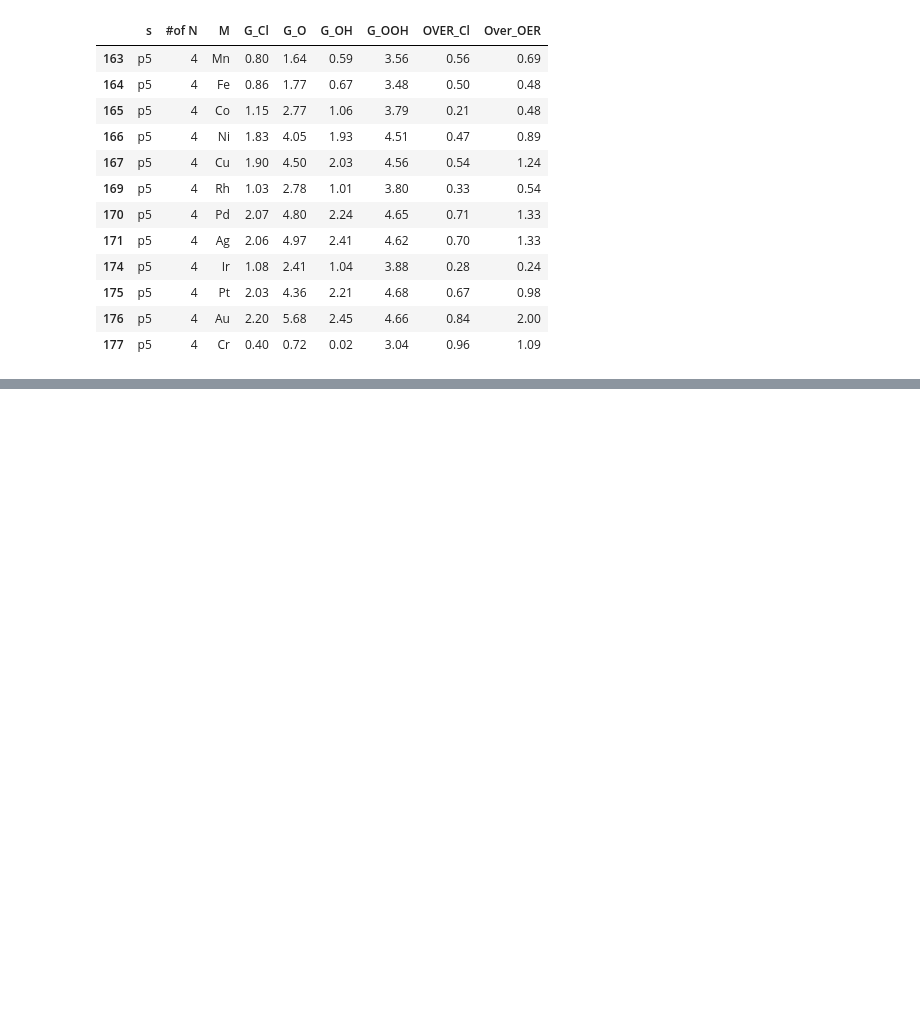
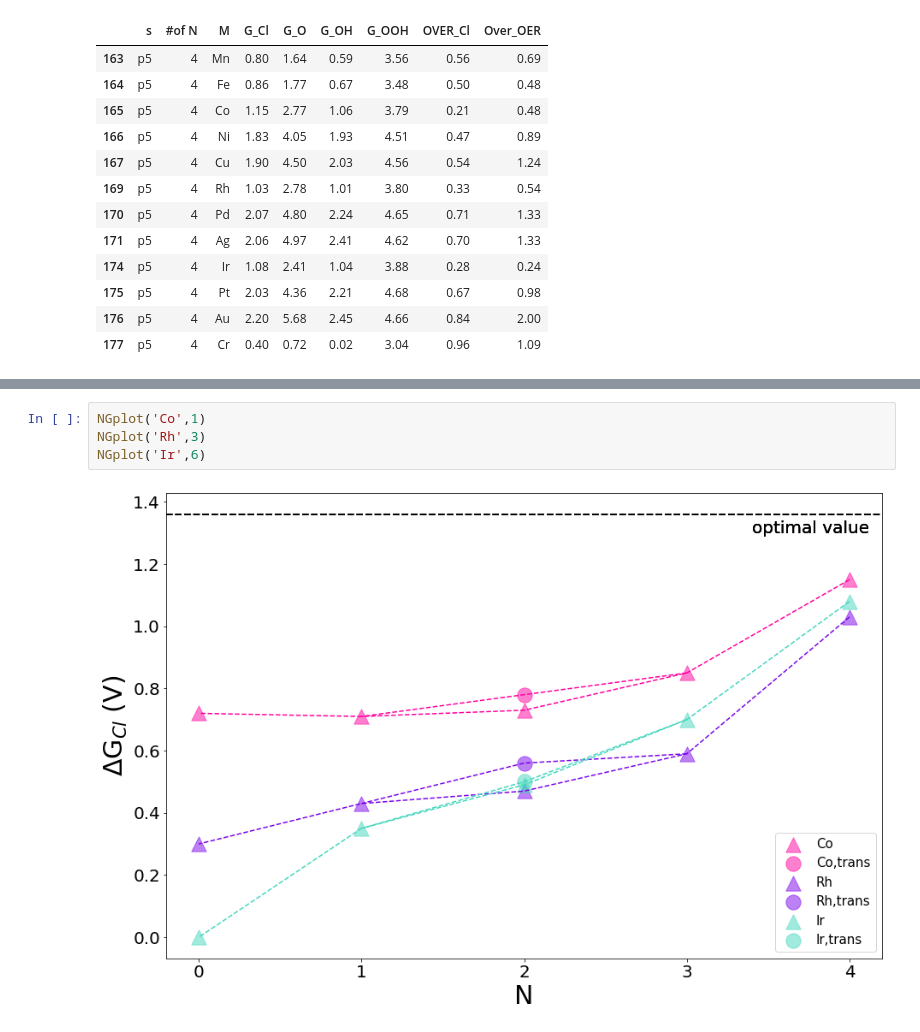
Before and after one commit to hjyang2798/CER_repository_CCEL, a Jupyter notebook: Climbvolcano.ipynb, the cells around one changed output, grey strips where cells are left out. Drawn from its saved outputs; the diff is of its cells as text; blank space fills up the shorter version.

```diff
--- a/Climbvolcano.ipynb
+++ b/Climbvolcano.ipynb
@@ -221,0 +281,6 @@ climbvolcano('Ni')
+# %%
+NGplot('Co',1)
+NGplot('Rh',3)
+NGplot('Ir',6)
+# %% [output]
+[figure, added]
```
Also changed, not shown: parts of 7 cells of this notebook.
